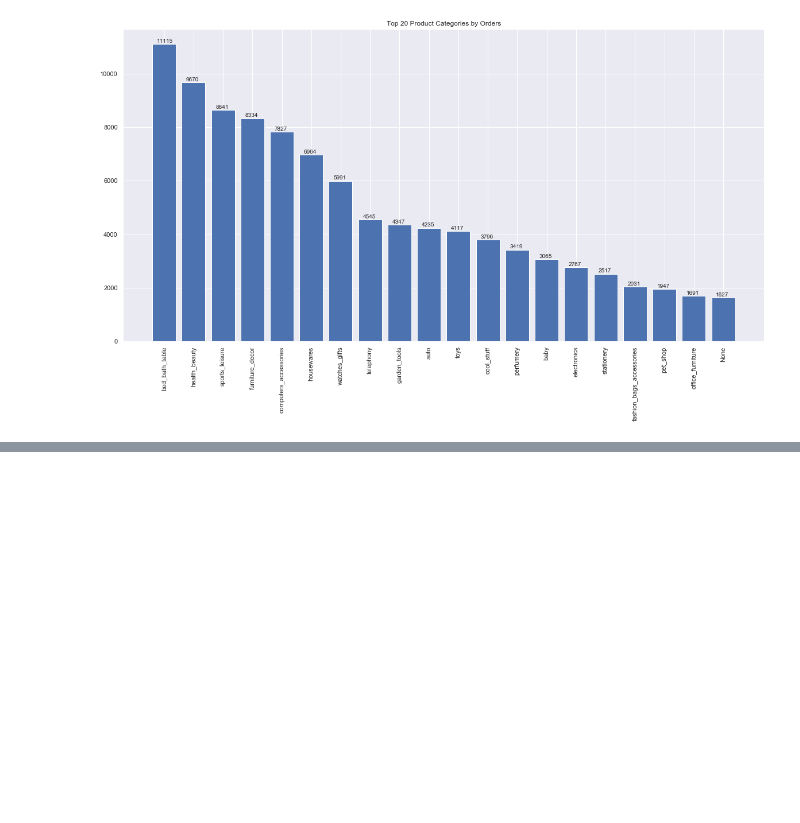
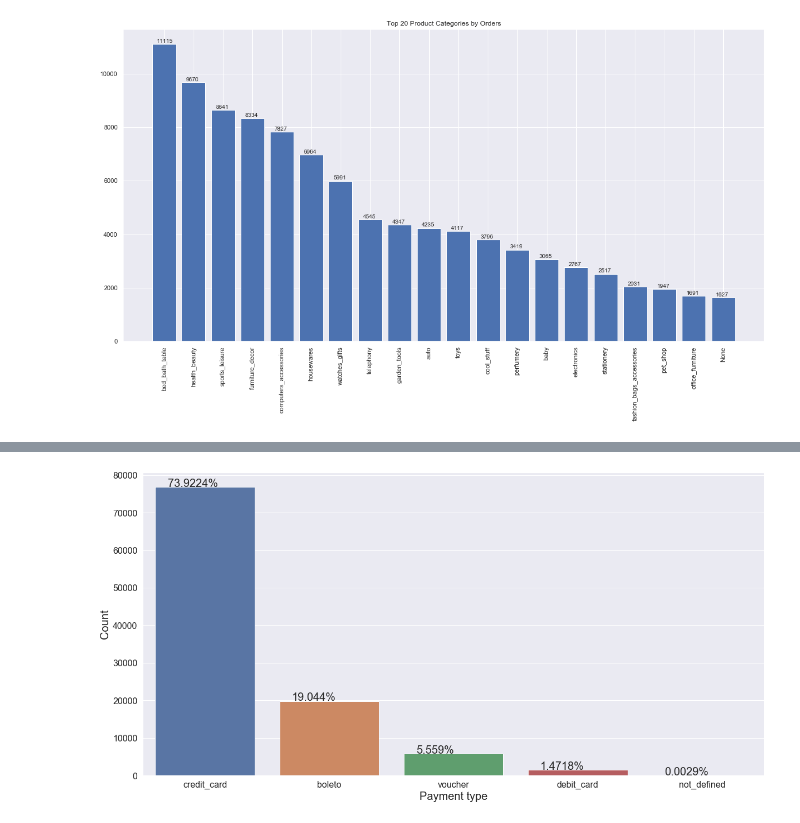
Before and after one commit to Women-in-Data-Science-Taipei/2020-WiDS-Taipei-MLCC-Workshop, a Jupyter notebook: data_exploration/exploration.ipynb, the cells around one changed output, grey strips where cells are left out. Cells and saved outputs as stored; diff of their text form; code cells hidden in the pictures; blank space fills up the shorter version.

Commit message:
Update: data exploration

```diff
--- a/data_exploration/exploration.ipynb
+++ b/data_exploration/exploration.ipynb
@@ -52,9 +54,12 @@ olist_order_payments_dataset
 olist_order_reviews_dataset
 olist_products_dataset
 # %%
+payments_data = pd_dict['olist_order_payments_dataset']
+orders_data = pd_dict['olist_orders_dataset']
 customers_data = pd_dict['olist_customers_dataset']
-orders_data = pd_dict['olist_orders_dataset']
+
+products_data = pd_dict['olist_products_dataset']
 order_items_data = pd_dict['olist_order_items_dataset']
-products_data = pd_dict['olist_products_dataset']
+
 category_name_translation = pd_dict['product_category_name_translation']
 # %% [markdown]
@@ -329,0 +619,18 @@ for i, value in enumerate(order_product_values):
+# %%
+sns.set(rc={'figure.figsize':(20, 10)})
+ax = sns.countplot(x='payment_type', data=payments_data)
+total = len(payments_data['order_id'])
+
+for p in ax.patches:
+    value = round((p.get_height() / total) * 100, 4)
+    x = p.get_x() + (p.get_width() / 2) - 0.3
+    y = p.get_y() + p.get_height() + 100
+    ax.text(x, y, str(value) + '%', fontsize=20)
+
+plt.xticks(fontsize=16)
+plt.yticks(fontsize=16)
+plt.xlabel("Payment type", fontsize=20)
+plt.ylabel("Count", fontsize=20)
+plt.show()
+# %% [output]
+[figure, added]
```
Also changed, not shown: parts of 47 cells of this notebook.
